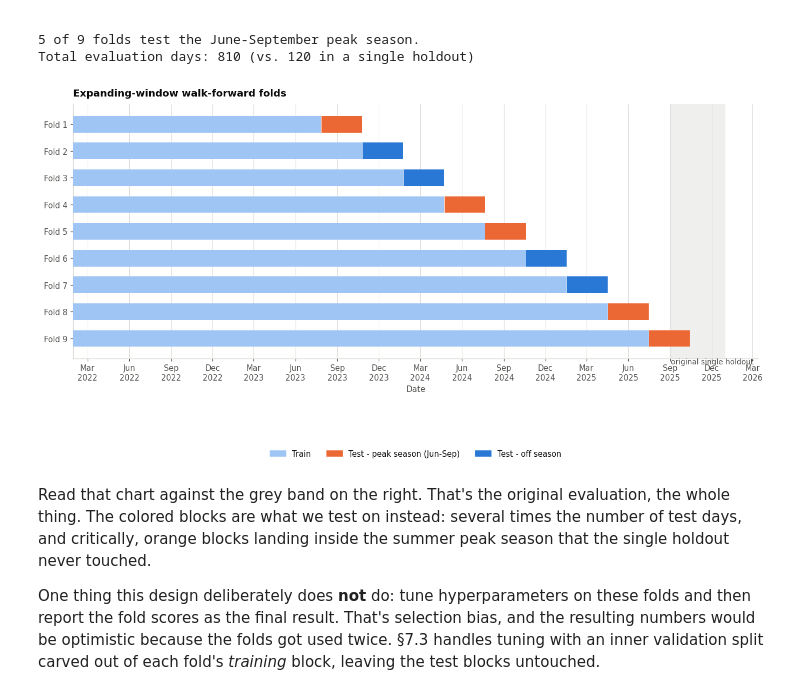
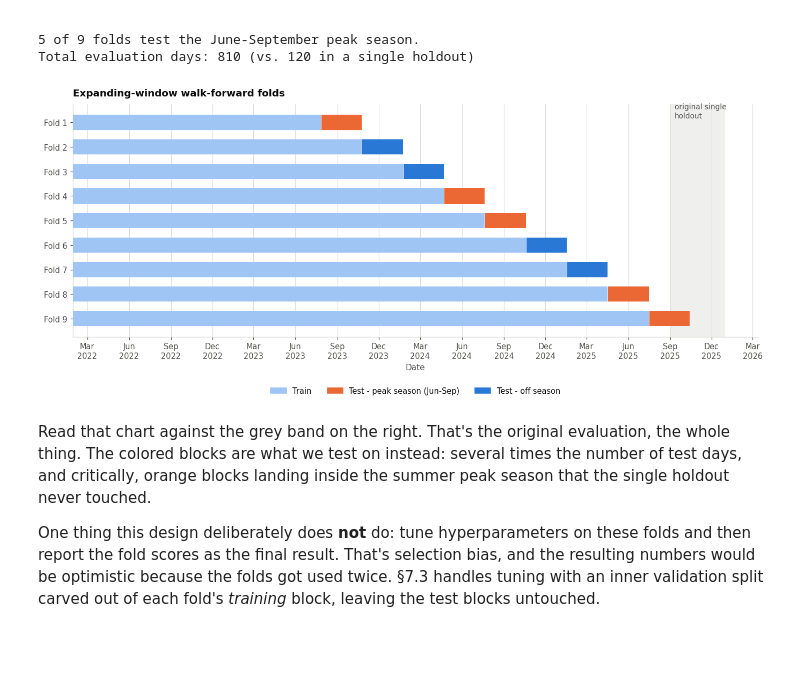
Before and after one commit to NeevSabhani/ercot-grid-load-forecasting, a Jupyter notebook: notebooks/ERCOT_Grid_Load_Forecasting.ipynb, the cells around one changed output. Drawn from its saved outputs; the diff is of its cells as text; code cells hidden in the pictures; blank space fills up the shorter version.

```diff
--- a/notebooks/ERCOT_Grid_Load_Forecasting.ipynb
+++ b/notebooks/ERCOT_Grid_Load_Forecasting.ipynb
@@ -1898,41 +1899,41 @@ fold train window                  n_tr   test window                  n_te  sea
 5 of 9 folds test the June-September peak season.
 Total evaluation days: 810 (vs. 120 in a single holdout)
 # %%
-fig, ax = plt.subplots(figsize=(12.5, 0.52 * len(FOLDS) + 2.4))
+fig, ax = plt.subplots(figsize=(12.5, 0.42 * len(FOLDS) + 1.9))
 
 for f in FOLDS:
     clr = PALETTE["orange"] if f.season == "Peak season" else PALETTE["blue"]
     ax.barh(f.k, (f.train_idx.max() - f.train_idx.min()).days,
             left=mdates.date2num(f.train_idx.min()), height=0.62,
             color=SEQ_BLUE[1], zorder=3)
     ax.barh(f.k, (f.test_idx.max() - f.test_idx.min()).days,
             left=mdates.date2num(f.test_idx.min()), height=0.62,
             color=clr, zorder=4)
 
 # Reference band: the single 120-day holdout the original notebook used.
 ax.axvspan(mdates.date2num(data.index[-120]), mdates.date2num(data.index[-1]),
            color=INK_MUTED, alpha=0.13, lw=0, zorder=1)
-ax.text(mdates.date2num(data.index[-120]), len(FOLDS) + 0.95,
-        "original single holdout", fontsize=9, color=INK_2, ha="left")
+ax.text(mdates.date2num(data.index[-120]) + 8, 0.55,
+        "original single\nholdout", fontsize=9, color=INK_2, ha="left", va="center")
 
 ax.set_yticks([f.k for f in FOLDS])
 ax.set_yticklabels([f"Fold {f.k}" for f in FOLDS])
 ax.invert_yaxis()
 ax.set_xlabel("Date")
 ax.set_title("Expanding-window walk-forward folds")
 ax.xaxis_date()
 ax.xaxis.set_major_locator(mdates.MonthLocator(interval=3))
 ax.xaxis.set_major_formatter(mdates.DateFormatter("%b\n%Y"))
 ax.grid(axis="y", visible=False)
 
 from matplotlib.patches import Patch
 ax.legend(handles=[Patch(color=SEQ_BLUE[1], label="Train"),
                    Patch(color=PALETTE["orange"], label="Test - peak season (Jun-Sep)"),
                    Patch(color=PALETTE["blue"], label="Test - off season")],
-          loc="lower center", bbox_to_anchor=(0.5, -0.30), ncol=3)
+          loc="lower center", bbox_to_anchor=(0.5, -0.28), ncol=3)
 plt.tight_layout(); plt.show()
 # %% [output]
-[figure, old version]
+[figure, new version]
 # %% [markdown]
 Read that chart against the grey band on the right. That's the original evaluation, the whole
 thing. The colored blocks are what we test on instead: several times the number of test days, and
```
Also changed, not shown: parts of 5 cells of this notebook.
